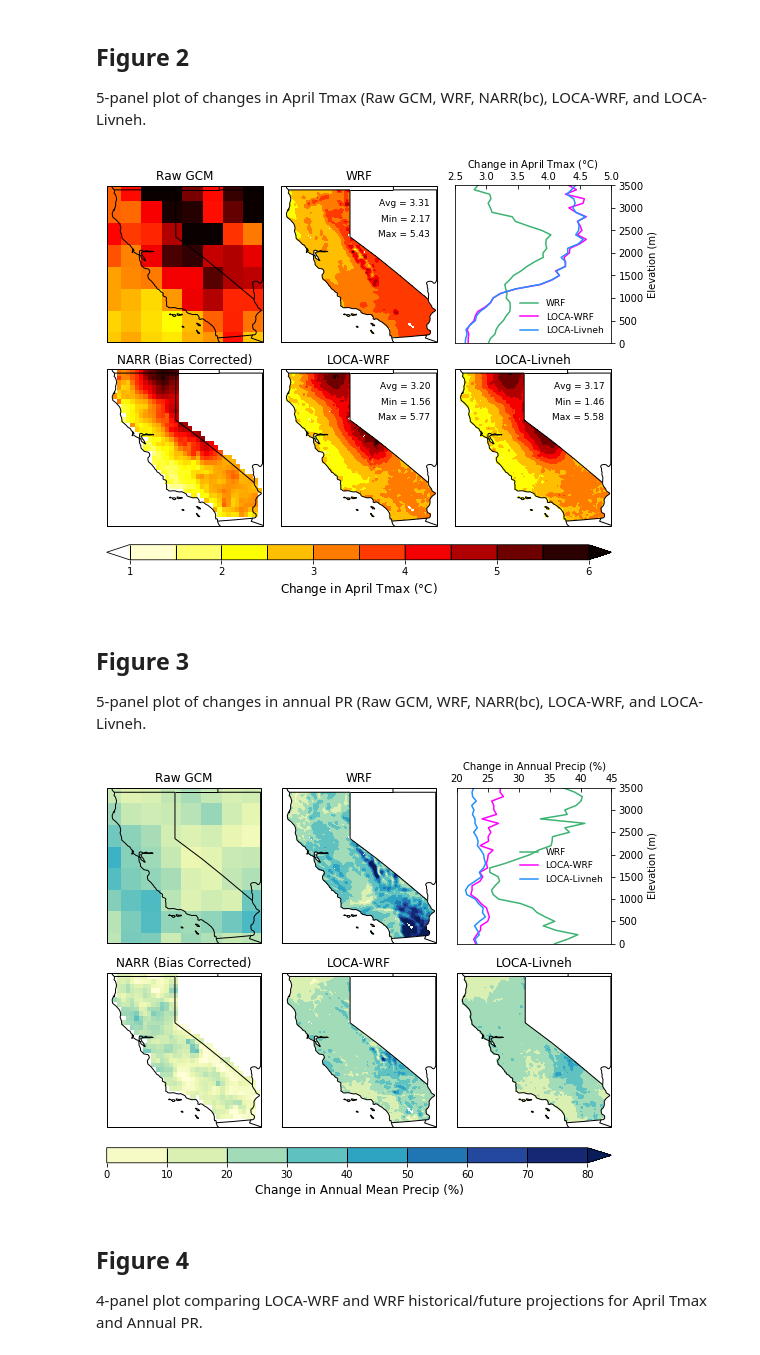
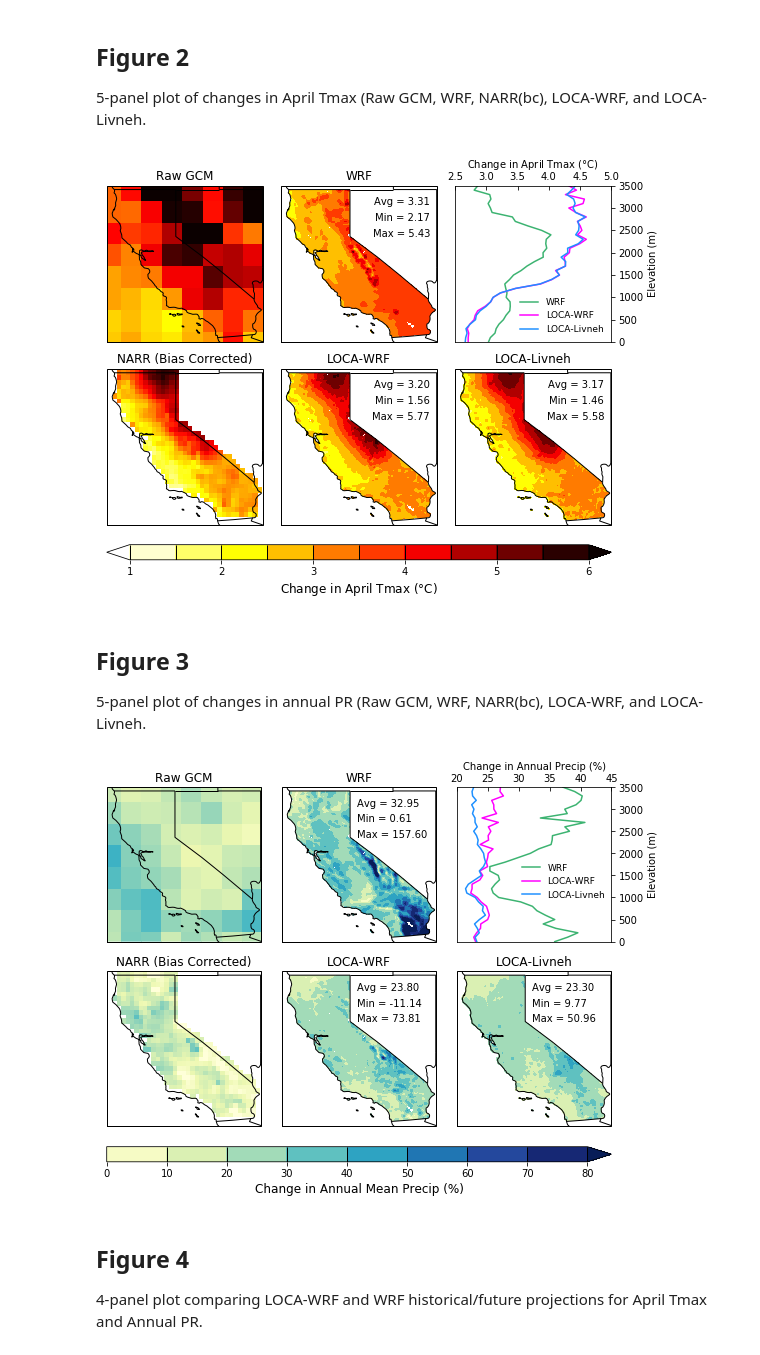
Before and after one commit to neil-berg/doe-downscaling, a Jupyter notebook: paper-figures.ipynb, the cells around one changed output. Cells and saved outputs as stored; diff of their text form; code cells hidden in the pictures.

Commit message:
panel text

```diff
--- a/paper-figures.ipynb
+++ b/paper-figures.ipynb
@@ -414,15 +414,15 @@ ax2.set_extent([235.25,246,32.25,42.25])
 ax2.text(-114.5, 41, 'Avg = {0:.2f}'.format(wrf_change_tmax_avg),
         horizontalalignment='right',
         transform=ccrs.Geodetic(),
-        fontsize=9)
+        fontsize=10)
 ax2.text(-114.5, 40, 'Min = {0:.2f}'.format(wrf_change_tmax_min),
         horizontalalignment='right',
         transform=ccrs.Geodetic(),
-        fontsize=9)
+        fontsize=10)
 ax2.text(-114.5, 39, 'Max = {0:.2f}'.format(wrf_change_tmax_max),
         horizontalalignment='right',
         transform=ccrs.Geodetic(),
-        fontsize=9)
+        fontsize=10)
 plot2 = ax2.contourf(same_lon, same_lat, wrf_change_tmax, plot_ticks,
                      transform=ccrs.PlateCarree(), cmap='hot_r', extend='both')
 ax2.set_aspect(abs(x1-x0)/abs(y1-y0))
@@ -444,7 +444,7 @@ ax3.set_xlabel('Change in April Tmax ('+r'$\degree$'+'C)')
 ax3.set_ylim(0,3500)
 ax3.set_xlim(2.5,5)
 xx0,xx1 = ax3.get_xlim()
-yx0,yy1 = ax3.get_ylim()
+yy0,yy1 = ax3.get_ylim()
 ax3.set_aspect(abs(xx1-xx0)/abs(yy1-yy0))
 
 
@@ -469,15 +469,15 @@ ax5.set_extent([235.25,246,32.25,42.25])
 ax5.text(-114.5, 41, 'Avg = {0:.2f}'.format(loca_wrf_change_tmax_avg),
         horizontalalignment='right',
         transform=ccrs.Geodetic(),
-        fontsize=9)
+        fontsize=10)
 ax5.text(-114.5, 40, 'Min = {0:.2f}'.format(loca_wrf_change_tmax_min),
         horizontalalignment='right',
         transform=ccrs.Geodetic(),
-        fontsize=9)
+        fontsize=10)
 ax5.text(-114.5, 39, 'Max = {0:.2f}'.format(loca_wrf_change_tmax_max),
         horizontalalignment='right',
         transform=ccrs.Geodetic(),
-        fontsize=9)
+        fontsize=10)
 plot5 = ax5.contourf(same_lon, same_lat, loca_wrf_change_tmax, plot_ticks,
                      transform=ccrs.PlateCarree(), cmap='hot_r', extend='both')
 ax5.set_aspect(abs(x1-x0)/abs(y1-y0))
@@ -492,15 +492,15 @@ ax6.set_extent([235.25,246,32.25,42.25])
 ax6.text(-114.5, 41, 'Avg = {0:.2f}'.format(loca_livneh_change_tmax_avg),
         horizontalalignment='right',
         transform=ccrs.Geodetic(),
-        fontsize=9)
+        fontsize=10)
 ax6.text(-114.5, 40, 'Min = {0:.2f}'.format(loca_livneh_change_tmax_min),
         horizontalalignment='right',
         transform=ccrs.Geodetic(),
-        fontsize=9)
+        fontsize=10)
 ax6.text(-114.5, 39, 'Max = {0:.2f}'.format(loca_livneh_change_tmax_max),
         horizontalalignment='right',
         transform=ccrs.Geodetic(),
-        fontsize=9)
+        fontsize=10)
 plot6 = ax6.contourf(same_lon, same_lat, loca_livneh_change_tmax, plot_ticks,
                      transform=ccrs.PlateCarree(), cmap='hot_r', extend='both')
 ax6.set_aspect(abs(x1-x0)/abs(y1-y0))
@@ -525,7 +525,7 @@ cbar.set_label('Change in April Tmax '+'('+r'$\degree$'+'C)', fontsize=12)
 
 #plt.savefig('/Users/nberg/Desktop/comparison.eps', dpi=300, bbox_inches='tight')
 # %% [output]
-[figure, old version]
+[figure, new version]
 # %% [markdown]
 ## Figure 3
 
@@ -616,6 +616,19 @@ for h in range(0,3600,100):
     loca_wrf_list.append(temp_df['LOCA-WRF'])
     loca_livneh_list.append(temp_df['LOCA-Livneh'])
 
+# AVG, MIN, and MAX statistics
+wrf_change_pr_real = wrf_change_pr[wrf_change_pr > -1000] # quick way to filter out nans
+wrf_change_pr_avg, wrf_change_pr_min, wrf_change_pr_max = np.mean(wrf_change_pr_real),\
+                                    np.min(wrf_change_pr_real), np.max(wrf_change_pr_real)
+
+loca_wrf_change_pr_real = loca_wrf_change_pr[loca_wrf_change_pr > -100] # quick way to filter out nans
+loca_wrf_change_pr_avg, loca_wrf_change_pr_min, loca_wrf_change_pr_max = np.mean(loca_wrf_change_pr_real), \
+                    np.min(loca_wrf_change_pr_real), np.max(loca_wrf_change_pr_real)
+
+loca_livneh_change_pr_real = loca_livneh_change_pr[loca_livneh_change_pr > -1000] # quick way to filter out nans
+loca_livneh_change_pr_avg, loca_livneh_change_pr_min, loca_livneh_change_pr_max = np.mean(loca_livneh_change_pr_real), \
+                    np.min(loca_livneh_change_pr_real), np.max(loca_livneh_change_pr_real)
+
 # Figure ---
 plot_ticks = np.linspace(0,80,9)
 
@@ -643,6 +656,18 @@ ax2.set_title('WRF', fontsize=12)
 ax2.add_feature(states_provinces, edgecolor='black')
 ax2.add_feature(cfeature.BORDERS)
 ax2.set_extent([235.25,246,32.25,42.25])
+ax2.text(-119.5, 41, 'Avg = {0:.2f}'.format(wrf_change_pr_avg),
+        horizontalalignment='left',
+        transform=ccrs.Geodetic(),
+        fontsize=10)
+ax2.text(-119.5, 40, 'Min = {0:.2f}'.format(wrf_change_pr_min),
+        horizontalalignment='left',
+        transform=ccrs.Geodetic(),
+        fontsize=10)
+ax2.text(-119.5, 39, 'Max = {0:.2f}'.format(wrf_change_pr_max),
+        horizontalalignment='left',
+        transform=ccrs.Geodetic(),
+        fontsize=10)
 plot2 = ax2.contourf(same_lon, same_lat, wrf_change_pr, plot_ticks,
                      transform=ccrs.PlateCarree(), cmap='YlGnBu', extend='max')
 ax2.set_aspect(abs(x1-x0)/abs(y1-y0))
@@ -658,7 +683,7 @@ ax3.yaxis.set_label_position('right')
 ax3.xaxis.tick_top()
 ax3.xaxis.set_label_position('top')
 ax3.tick_params(axis='x', direction='in')
-ax3.legend(loc='center right', frameon=False, fontsize=9)
+ax3.legend(loc=(.4, .25), frameon=False, fontsize=9)
 ax3.set_ylabel('Elevation (m)')
 ax3.set_xlabel('Change in Annual Precip (%)')
 ax3.set_ylim(0,3500)
@@ -685,40 +710,64 @@ ax5.set_title('LOCA-WRF', fontsize=12)
 ax5.add_feature(states_provinces, edgecolor='black')
 ax5.add_feature(cfeature.BORDERS)
 ax5.set_extent([235.25,246,32.25,42.25])
+ax5.text(-119.5, 41, 'Avg = {0:.2f}'.format(loca_wrf_change_pr_avg),
+        horizontalalignment='left',
+        transform=ccrs.Geodetic(),
+        fontsize=10)
+ax5.text(-119.5, 40, 'Min = {0:.2f}'.format(loca_wrf_change_pr_min),
+        horizontalalignment='left',
+        transform=ccrs.Geodetic(),
+        fontsize=10)
+ax5.text(-119.5, 39, 'Max = {0:.2f}'.format(loca_wrf_change_pr_max),
+        horizontalalignment='left',
+        transform=ccrs.Geodetic(),
+        fontsize=10)
 plot5 = ax5.contourf(same_lon, same_lat, loca_wrf_change_pr, plot_ticks,
                      transform=ccrs.PlateCarree(), cmap='YlGnBu', extend='max')
 ax5.set_aspect(abs(x1-x0)/abs(y1-y0))
 
 # LOCA-Livneh
 ax6 = fig.add_subplot(2, 3, 6, projection=ccrs.PlateCarree())
 ax6.coastlines('50m')
 ax6.set_title('LOCA-Livneh', fontsize=12)
 ax6.add_feature(states_provinces, edgecolor='black')
 ax6.add_feature(cfeature.BORDERS)
 ax6.set_extent([235.25,246,32.25,42.25])
+ax6.text(-119.5, 41, 'Avg = {0:.2f}'.format(loca_livneh_change_pr_avg),
+        horizontalalignment='left',
+        transform=ccrs.Geodetic(),
+        fontsize=10)
+ax6.text(-119.5, 40, 'Min = {0:.2f}'.format(loca_livneh_change_pr_min),
+        horizontalalignment='left',
+        transform=ccrs.Geodetic(),
+        fontsize=10)
+ax6.text(-119.5, 39, 'Max = {0:.2f}'.format(loca_livneh_change_pr_max),
+        horizontalalignment='left',
+        transform=ccrs.Geodetic(),
+        fontsize=10)
 plot6 = ax6.contourf(same_lon, same_lat, loca_livneh_change_pr, plot_ticks,
                      transform=ccrs.PlateCarree(), cmap='YlGnBu', extend='max')
 ax6.set_aspect(abs(x1-x0)/abs(y1-y0))
 
 fig.tight_layout(h_pad=-3)
 
 # Obtain axes coordinates for each subplot for colorbar positioning
 ax1_pos = ax1.get_position() # details on ax1_pos.x0, .y0, .x1, .y1, .height .width
 ax2_pos = ax2.get_position()
 ax3_pos = ax3.get_position()
 ax4_pos = ax4.get_position()
 ax5_pos = ax5.get_position()
 ax6_pos = ax6.get_position()
 
 # Colorbar for all panels
 cbar_height = 0.035
 cbar_ax = fig.add_axes([ax4_pos.x0, ax4_pos.y0-.02, ax6_pos.x1-ax4_pos.x0, cbar_height]) # bottom left corner x,y, and width, height
 cbar = plt.colorbar(plot2, cax=cbar_ax, orientation='horizontal', drawedges=True, extend='max')
 cbar.dividers.set_edgecolor('black')
 cbar.dividers.set_linewidth(1)
 cbar.set_label('Change in Annual Mean Precip (%)', fontsize=12)
 # %% [output]
-[figure, old version]
+[figure, new version]
 # %% [markdown]
 ## Figure 4
 
```
Also changed, not shown: parts of 2 cells of this notebook.
